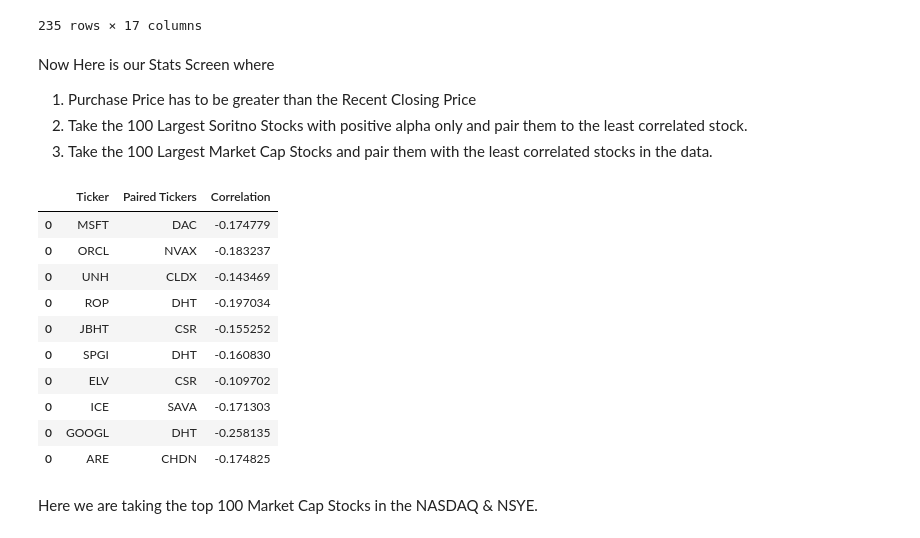
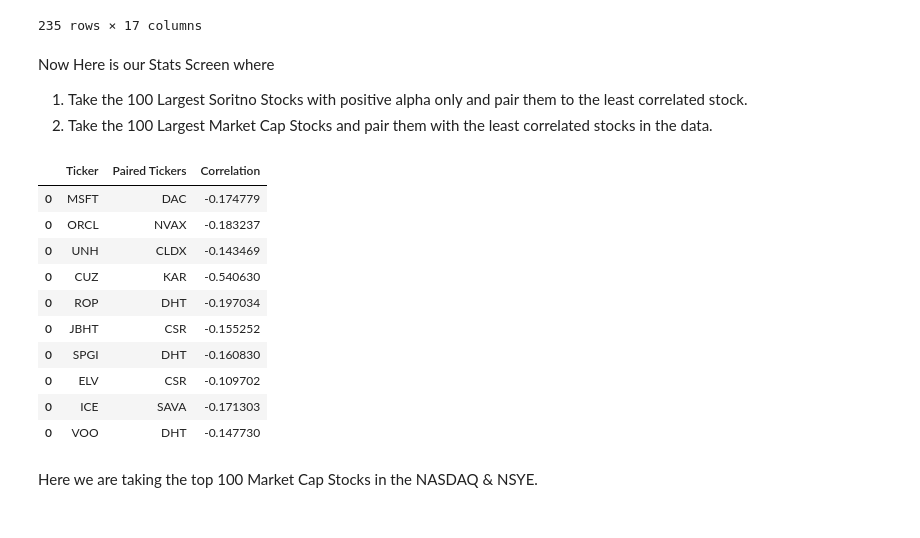
Before and after one commit to ts7even/not_ltcm, a Jupyter notebook: not_ltcm.ipynb, the cells around one changed output. Drawn from its saved outputs; the diff is of its cells as text; code cells hidden in the pictures.

```diff
--- a/not_ltcm.ipynb
+++ b/not_ltcm.ipynb
@@ -28,9 +33,8 @@ stock_data = pd.read_csv("Factset_Screen_Data\S_P_smoked.csv")
 stock_data.rename(columns={'Symbol':'Ticker'}, inplace=True)
 # Make Ticker the index
 stock_data.set_index('Ticker', inplace=True)
-# Remove commas in Recent Closing Price, Market Value, Purchase Price, Common Shares Columns, There is something wrong with lookback closing price.
 
-# stock_data['Lookback Closing Price'] = stock_data['Lookback Closing Price'].str.replace(',', '').astype(float) # I Guess there are no floats in this column.
+# Remove commas in Recent Closing Price, Market Value, Purchase Price, Common Shares Columns.
 stock_data['Purchase Closing Price'] = stock_data['Purchase Closing Price'].str.replace(',', '').astype(float)
 stock_data['Recent Closing Price'] = stock_data['Recent Closing Price'].str.replace(',', '').astype(float)
 stock_data['Current Market Value'] = stock_data['Current Market Value'].str.replace(',', '').astype(float)
@@ -49,7 +53,6 @@ untouchable_tickers = ["GME", "LIN"]
 stock_data = stock_data.drop(untouchable_tickers, axis=0) # Drop untouchable tickers
 
 # Drop all rows with NaN values
-stock_data = stock_data.dropna()
 
 stock_data.head(26)
 # %% [output]
@@ -217,9 +182,8 @@ total_data
 235 rows × 17 columns
 # %% [markdown]
 Now Here is our Stats Screen where
-1. Purchase Price has to be greater than the Recent Closing Price
-2. Take the 100 Largest Soritno Stocks with positive alpha only and pair them to the least correlated stock.
-3. Take the 100 Largest Market Cap Stocks and pair them with the least correlated stocks in the data.
+1. Take the 100 Largest Soritno Stocks with positive alpha only and pair them to the least correlated stock.
+2. Take the 100 Largest Market Cap Stocks and pair them with the least correlated stocks in the data.
 # %%
 # Here is the Correlation of Returns
 correlation_of_arth_returns = pt_ret.corr() # Correlation Matrix of the arthmatic returns
@@ -227,42 +191,42 @@ correlation_of_log_returns = pt_log.corr() # Correlation Matrix of the log retur
 
 
 # Purchase Price has to be less than recent closing price, Alpha Greater than 0
-data_screen = total_data[total_data['Purchase Closing Price'] < total_data['Recent Closing Price']]
-
+# data_screen = total_data[total_data['Purchase Closing Price'] < total_data['Recent Closing Price']]
+data_screen = total_data
 
 # Here we are getting the larget sortino ratio stocks
 largest_arth_sortino = data_screen.nlargest(100, 'Sortino Ratio (Arth)')
 largest_log_sortino = data_screen.nlargest(100, 'Sortino Ratio (Log)')
 
 
 largest_sortino = largest_log_sortino.head(100)
 
 # Here we are getting the list of the larget sortino ratio stocks
 tickers_list_of_largest_sortino = largest_sortino.index.tolist()
 
 
 lowest_correlation = pd.DataFrame()
 for ticker in tickers_list_of_largest_sortino:
     lowest_correlation = pd.concat([lowest_correlation,
      pd.DataFrame({'Ticker': [ticker], 'Paired Tickers': [correlation_of_log_returns[ticker].nsmallest(2).index[1]],
      'Correlation': [correlation_of_log_returns[ticker].nsmallest(2)[1]]})])
 large_sortino_lowest_correlation = lowest_correlation
 average_correlation = lowest_correlation['Correlation'].mean()
 
 
 lowest_correlation.head(10)
 # %% [output]
 |  | Ticker | Paired Tickers | Correlation |
 | 0 | MSFT | DAC | -0.174779 |
 | 0 | ORCL | NVAX | -0.183237 |
 | 0 | UNH | CLDX | -0.143469 |
+| 0 | CUZ | KAR | -0.540630 |
 | 0 | ROP | DHT | -0.197034 |
 | 0 | JBHT | CSR | -0.155252 |
 | 0 | SPGI | DHT | -0.160830 |
 | 0 | ELV | CSR | -0.109702 |
 | 0 | ICE | SAVA | -0.171303 |
-| 0 | GOOGL | DHT | -0.258135 |
-| 0 | ARE | CHDN | -0.174825 |
+| 0 | VOO | DHT | -0.147730 |
 # %% [markdown]
 Here we are taking the top 100 Market Cap Stocks in the NASDAQ & NSYE.
 # %%
```
Also changed, not shown: parts of 19 cells of this notebook, 7 other files.
